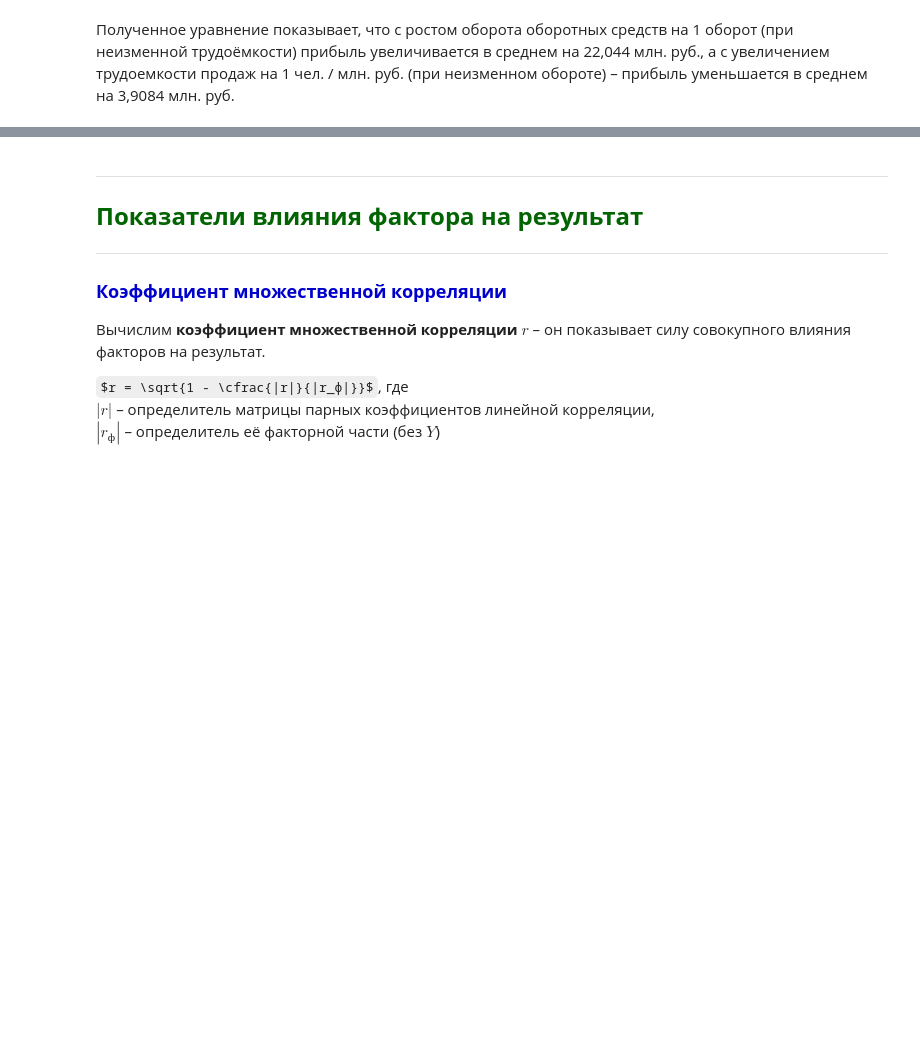
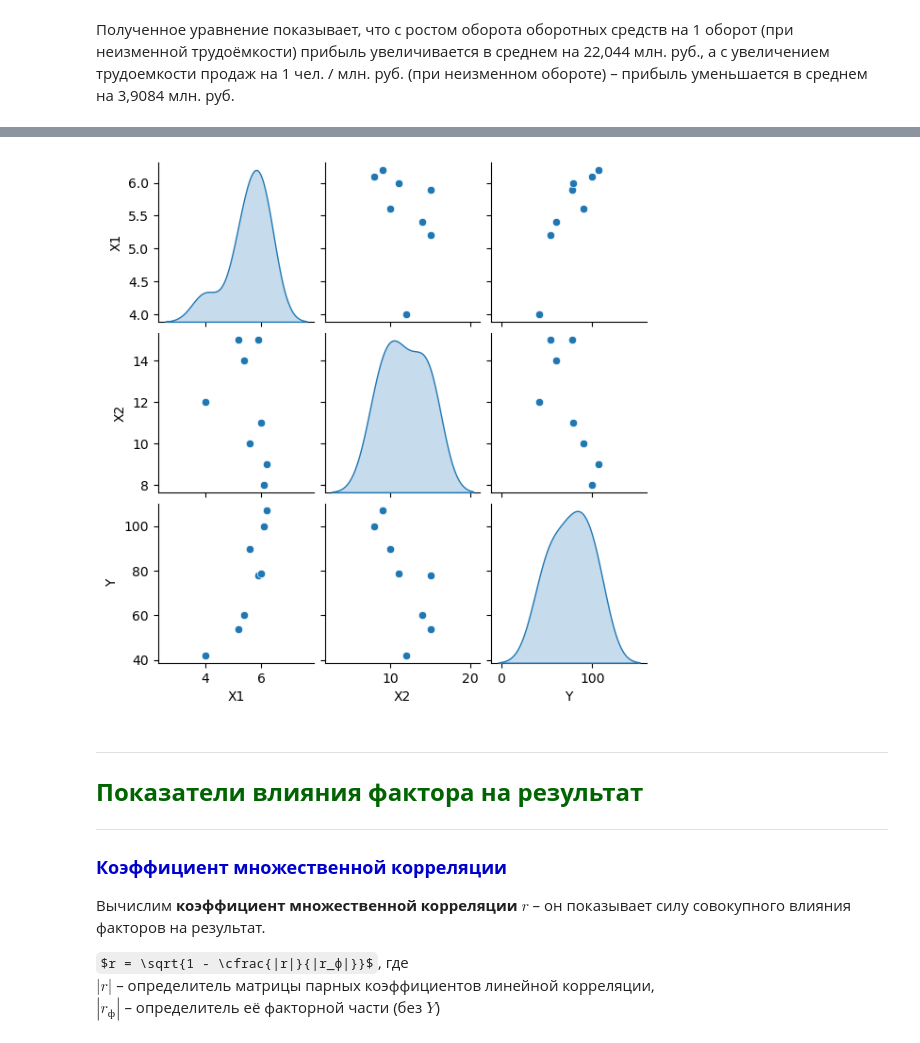
Before and after one commit to TanXmas/ProbabilityTheory_and_Statistics, a Jupyter notebook: St_13_MultipleRegressionModel.ipynb, the cells around one changed output, grey strips where cells are left out. Drawn from its saved outputs; the diff is of its cells as text; code cells hidden in the pictures; some formulas as TeX source; blank space fills up the shorter version.

```diff
--- a/St_13_MultipleRegressionModel.ipynb
+++ b/St_13_MultipleRegressionModel.ipynb
@@ -112,3 +123,7 @@ y_pred = reg.predict(df[predictors])
+# %%
+sns.pairplot(df, height=2, kind="scatter", diag_kind="kde");
+# %% [output]
+[figure, added]
 # %% [markdown]
 ***
 ## <font color = DarkGreen size = 5> <b>Показатели влияния фактора на результат</b> </font>
```
Also changed, not shown: parts of 18 cells of this notebook, 2 other files.
